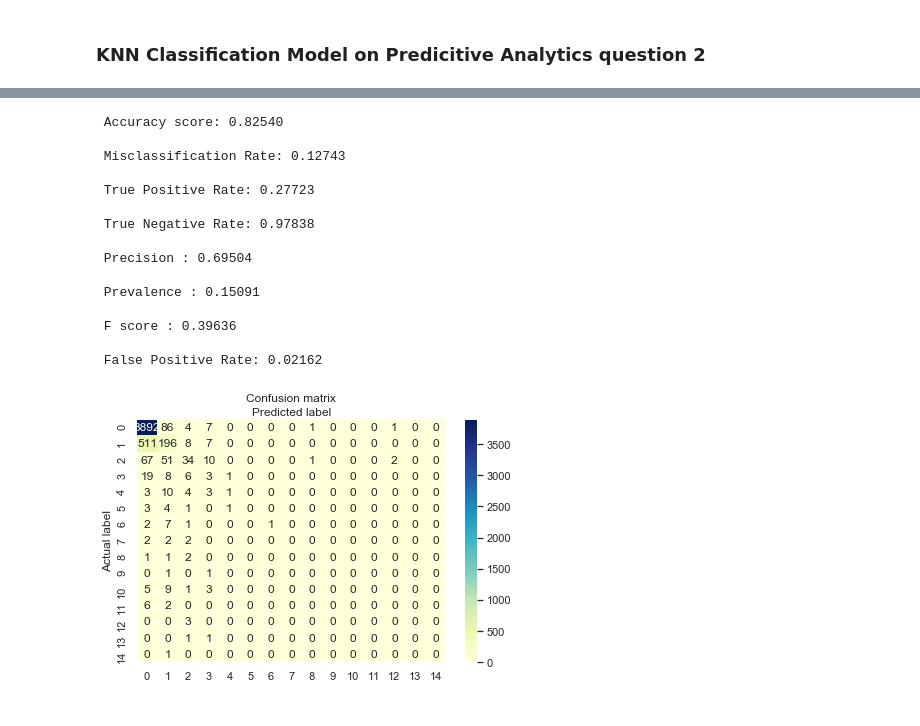
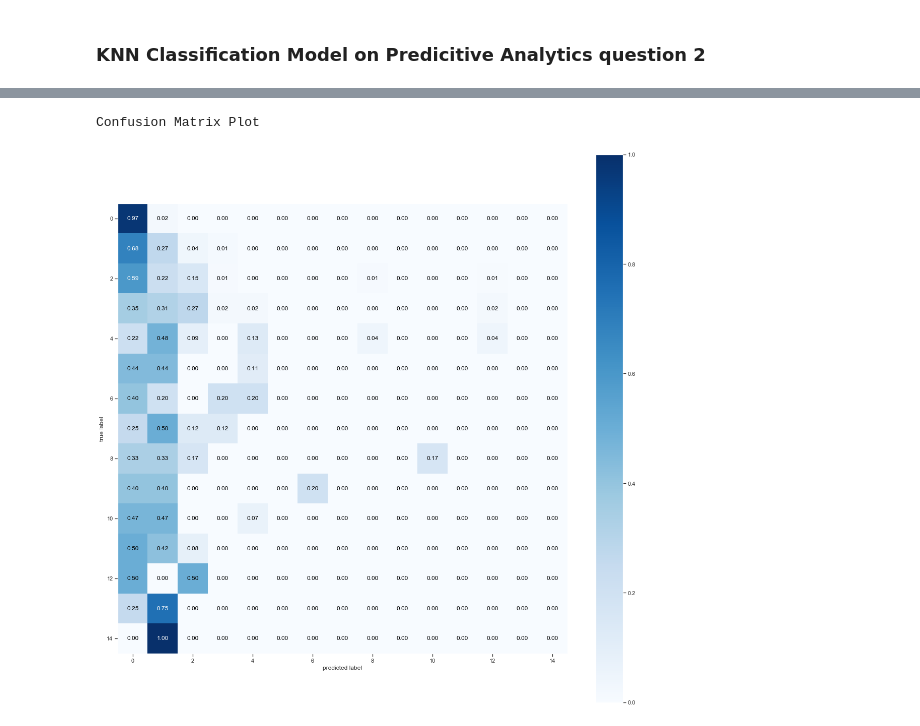
Before and after one commit to s3660851/Group-7, a Jupyter notebook: dataModelling_notebooks/knn_notebooks/large_dataset/predictiveAnalytics_Q2_KNN_LARGE.ipynb, the cells around one changed output, grey strips where cells are left out. Drawn from its saved outputs; the diff is of its cells as text; code cells hidden in the pictures.

```diff
--- a/dataModelling_notebooks/knn_notebooks/large_dataset/predictiveAnalytics_Q2_KNN_LARGE.ipynb
+++ b/dataModelling_notebooks/knn_notebooks/large_dataset/predictiveAnalytics_Q2_KNN_LARGE.ipynb
@@ -573,53 +591,11 @@ Confusion Matrix
-# %%
-#Name of classes
-class_names=[0,1]
-
-fig, ax = plt.subplots()
-tick_marks = np.arange(len(class_names))
-plt.xticks(tick_marks, class_names)
-plt.yticks(tick_marks, class_names)
-
-#Create heatmap
-sns.heatmap(pd.DataFrame(cm), annot=True, cmap="YlGnBu" ,fmt='g')
-ax.xaxis.set_label_position("top")
-plt.tight_layout()
-plt.title('Confusion matrix', y=1.1)
-plt.ylabel('Actual label')
-plt.xlabel('Predicted label')
-TP = cm[1, 1]
-TN = cm[0, 0]
-FP = cm[0, 1]
-FN = cm[1, 0]
-
-#Printing the numerical result of the confusion matrix
-print("\n Accuracy score: {:.5f}".format(knn.score(x_test, y_test)))
-misclassification_error = (FP + FN) / float(TP + TN + FP + FN)
-print("\n Misclassification Rate: {:.5f}".format(misclassification_error))
-sensitivity = TP / float(FN + TP)
-print("\n True Positive Rate: {:.5f}".format(sensitivity))
-specificity = TN / (TN + FP)
-print("\n True Negative Rate: {:.5f}".format(specificity))
-precision = TP / float(TP + FP)
-print("\n Precision : {:.5f}".format(precision))
-prevalence =  float(FN + TP)/float(TP + TN + FP + FN)
-print("\n Prevalence : {:.5f}".format(prevalence))
-fscore = (2 * precision * sensitivity) / (precision + sensitivity)
-print("\n F score : {:.5f}".format(fscore))
-print("\n False Positive Rate: {:.5f}".format(1-specificity))
-# %% [output]
- Accuracy score: 0.82540
-
- Misclassification Rate: 0.12743
-
- True Positive Rate: 0.27723
-
- True Negative Rate: 0.97838
-
- Precision : 0.69504
-
- Prevalence : 0.15091
-
- F score : 0.39636
-
- False Positive Rate: 0.02162
-[figure, removed]
+# %%
+print("Confusion Matrix Plot")
+fig, ax = plot_confusion_matrix(conf_mat=cm,
+                                colorbar=True,
+                                show_absolute=False,
+                                show_normed=True,
+                               figsize=(20, 20))
+plt.show()
+# %% [output]
+Confusion Matrix Plot
+[figure, added]
```
Also changed, not shown: parts of 28 cells of this notebook.
